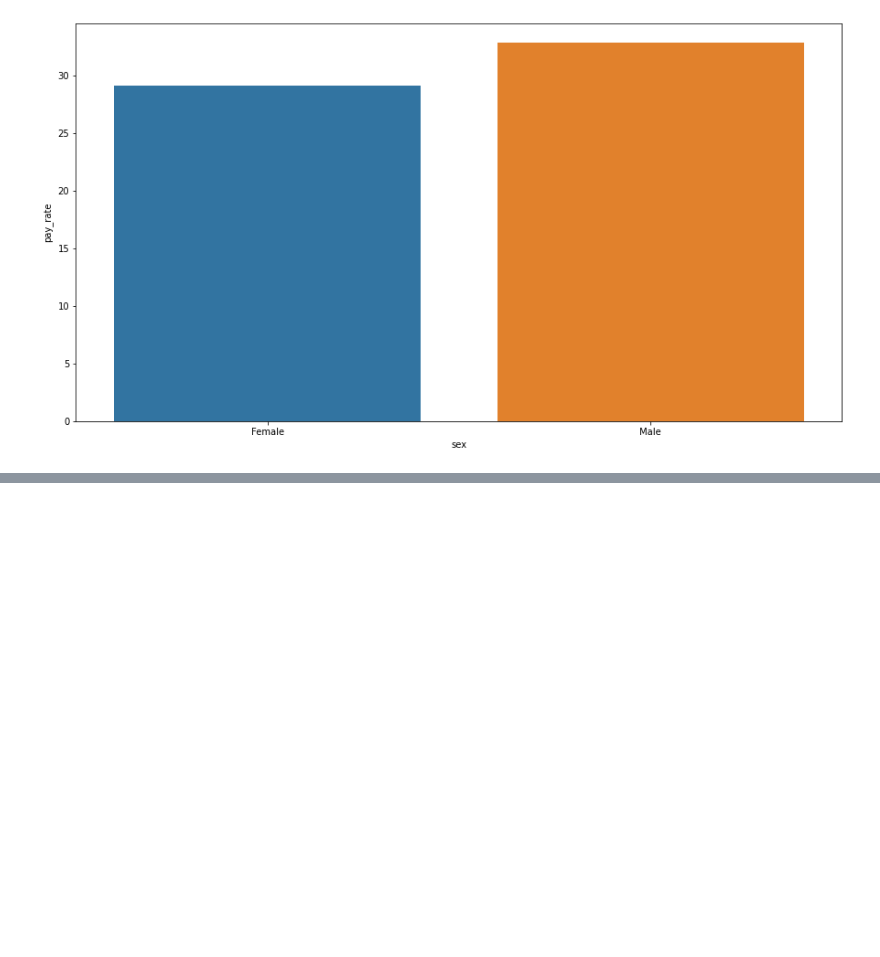
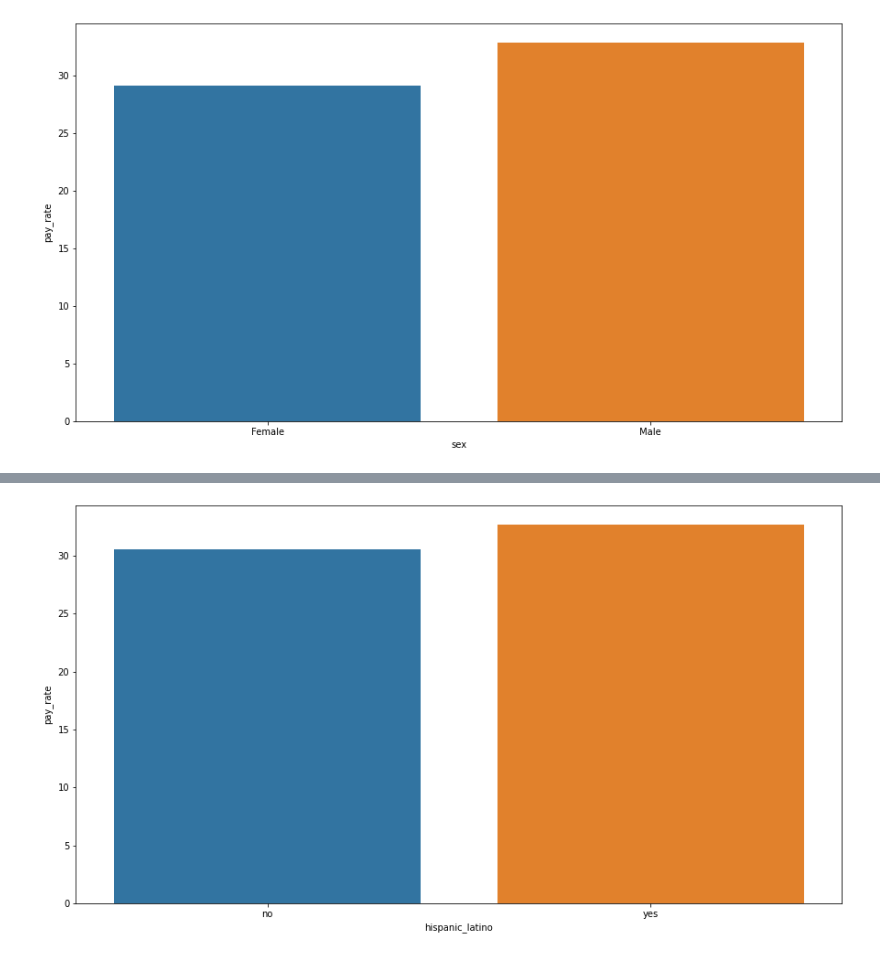
Before and after one commit to YonatanRA/sesame_hr_datatalk, a Jupyter notebook: notebooks/01 - Analisis exploratorio.ipynb, the cells around one changed output, grey strips where cells are left out. Saved outputs shown, nothing was run; the diff lists cells and outputs as text; code cells hidden in the pictures; blank space fills up the shorter version.

```diff
--- a/notebooks/01 - Analisis exploratorio.ipynb
+++ b/notebooks/01 - Analisis exploratorio.ipynb
@@ -160,0 +202,10 @@ sns.barplot(x='sex', y='pay_rate', data=data, ci=None);
+# %%
+# salarios segun etnia (latinos)
+
+data.hispanic_latino=data.hispanic_latino.str.lower()
+
+plt.figure(figsize=(15, 8))
+
+sns.barplot(x='hispanic_latino', y='pay_rate', data=data, ci=None);
+# %% [output]
+[figure, added]
```
Also changed, not shown: parts of 11 cells of this notebook.
